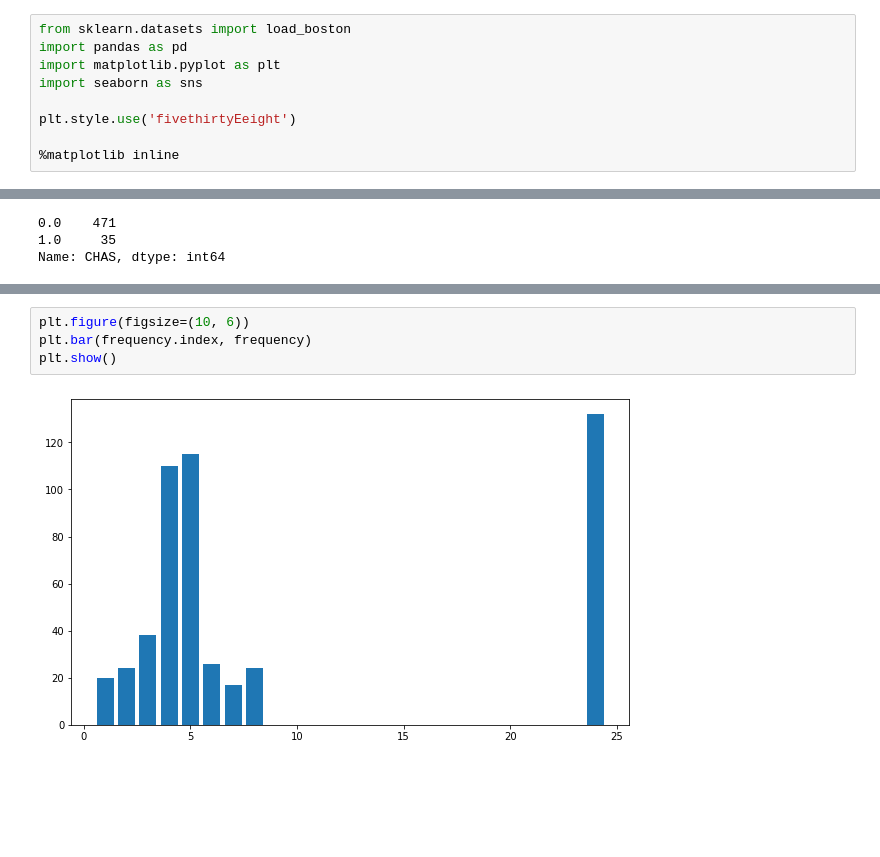
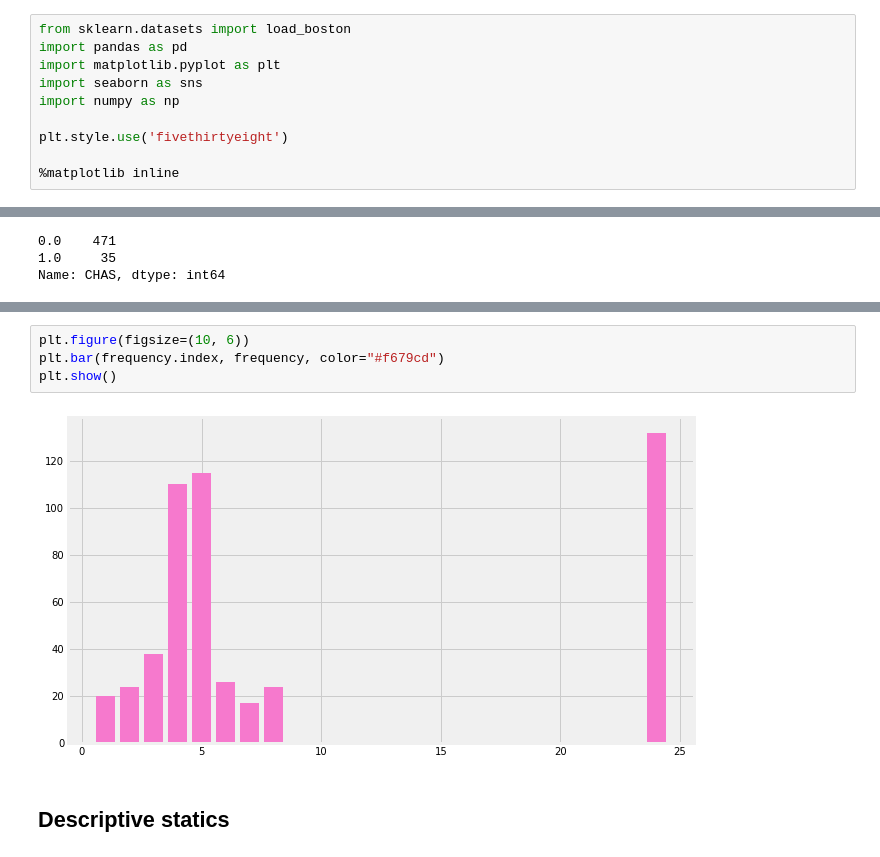
Before and after one commit to caxtonMuthoni/30-days-of-Machine-Learning-and-Artificial-intelligence, a Jupyter notebook: Boston real estates.ipynb, the cells around one changed output, grey strips where cells are left out. Cells and saved outputs as stored; diff of their text form; blank space fills up the shorter version.

```diff
--- a/Boston real estates.ipynb
+++ b/Boston real estates.ipynb
@@ -5,7 +5,8 @@ from sklearn.datasets import load_boston
 import pandas as pd
 import matplotlib.pyplot as plt
 import seaborn as sns
+import numpy as np
 
-plt.style.use('fivethirtyEeight')
+plt.style.use('fivethirtyeight')
 
 %matplotlib inline
@@ -174,6 +155,8 @@ IndexError: list index out of range
 # %%
 plt.figure(figsize=(10, 6))
-plt.bar(frequency.index, frequency)
+plt.bar(frequency.index, frequency, color="#f679cd")
 plt.show()
 # %% [output]
-[figure, old version]
+[figure, new version]
+# %% [markdown]
+## Descriptive statics
```
Also changed, not shown: parts of 19 cells of this notebook.
